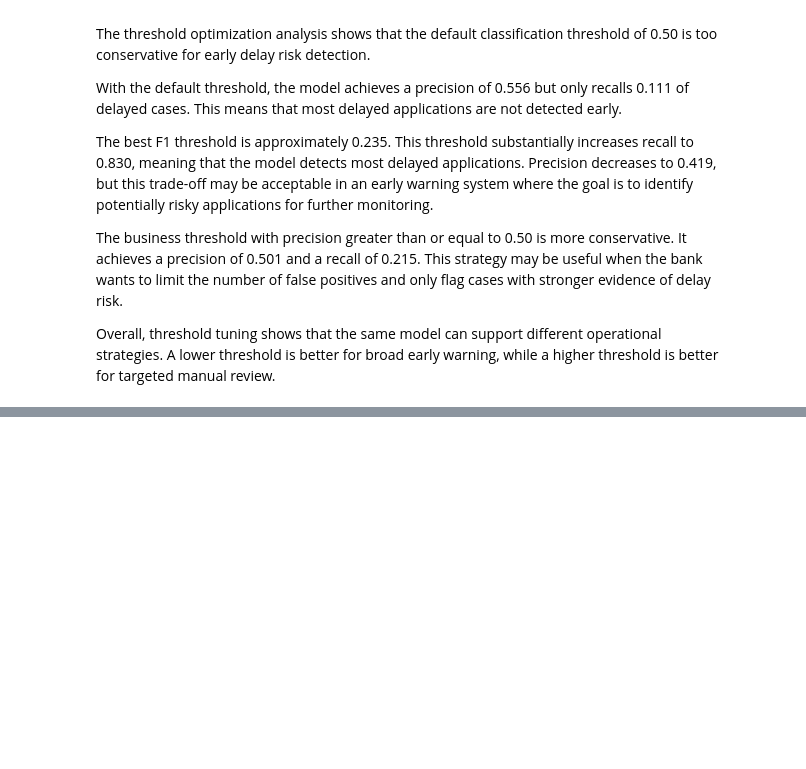
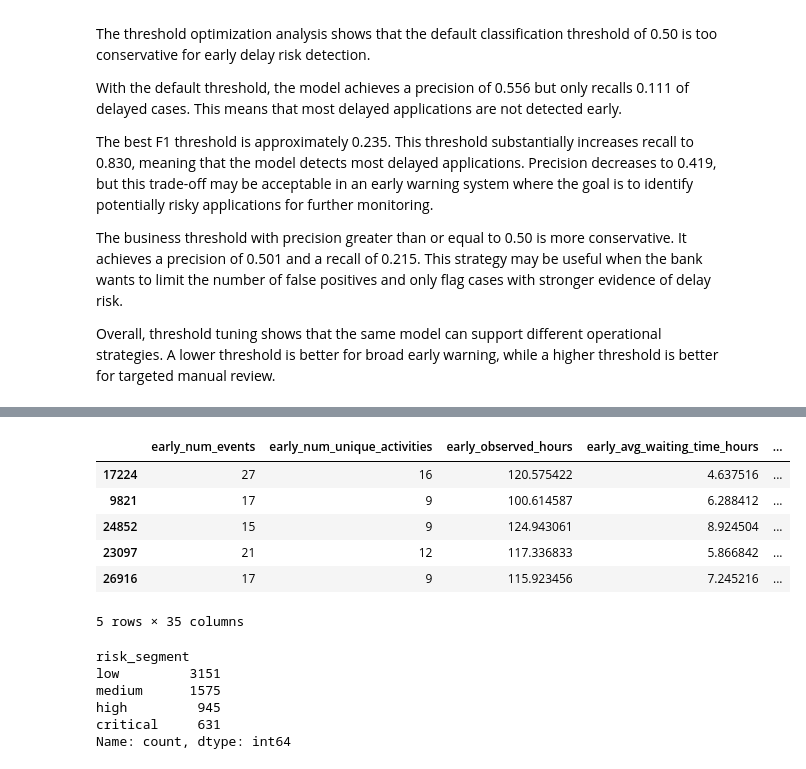
Before and after one commit to alfergal/ml-studio, a Jupyter notebook: ml/loanops/notebooks/03_enriched_modeling.ipynb, the cells around one changed output, grey strips where cells are left out. Drawn from its saved outputs; the diff is of its cells as text; code cells hidden in the pictures; blank space fills up the shorter version.

```diff
--- a/ml/loanops/notebooks/03_enriched_modeling.ipynb
+++ b/ml/loanops/notebooks/03_enriched_modeling.ipynb
@@ -534,0 +543,30 @@ Overall, threshold tuning shows that the same model can support different operat
+# %%
+early_risk_scores = X_test.copy()
+
+early_risk_scores["delay_probability"] = y_proba_early
+early_risk_scores["actual_delayed"] = y_test.values
+
+early_risk_scores.head()
+# %% [output]
+|  | early_num_events | early_num_unique_activities | early_observed_hours | early_avg_waiting_time_hours | ... |
+| 17224 | 27 | 16 | 120.575422 | 4.637516 | ... |
+| 9821 | 17 | 9 | 100.614587 | 6.288412 | ... |
+| 24852 | 15 | 9 | 124.943061 | 8.924504 | ... |
+| 23097 | 21 | 12 | 117.336833 | 5.866842 | ... |
+| 26916 | 17 | 9 | 115.923456 | 7.245216 | ... |
+5 rows × 35 columns
+# %%
+early_risk_scores["risk_segment"] = pd.qcut(
+    early_risk_scores["delay_probability"].rank(method="first"),
+    q=[0, 0.50, 0.75, 0.90, 1.00],
+    labels=["low", "medium", "high", "critical"],
+)
+
+early_risk_scores["risk_segment"].value_counts().sort_index()
+# %% [output]
+risk_segment
+low         3151
+medium      1575
+high         945
+critical     631
+Name: count, dtype: int64
```
Also changed, not shown: parts of 4 cells of this notebook, 2 other files.
